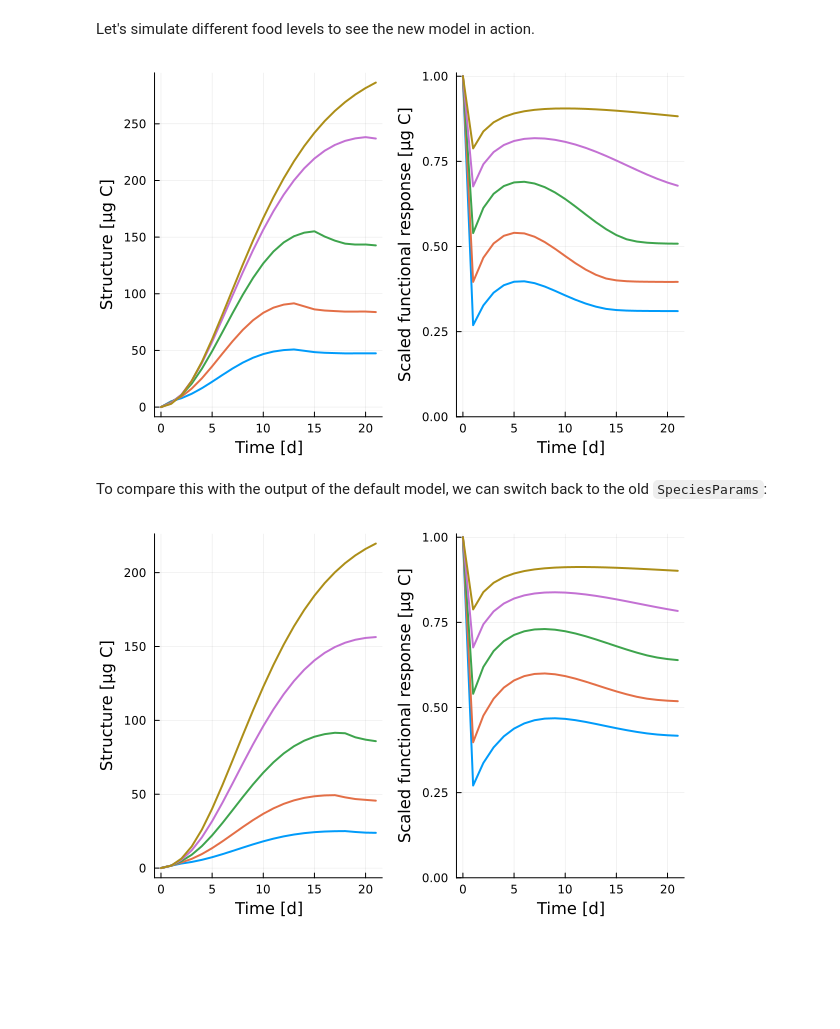
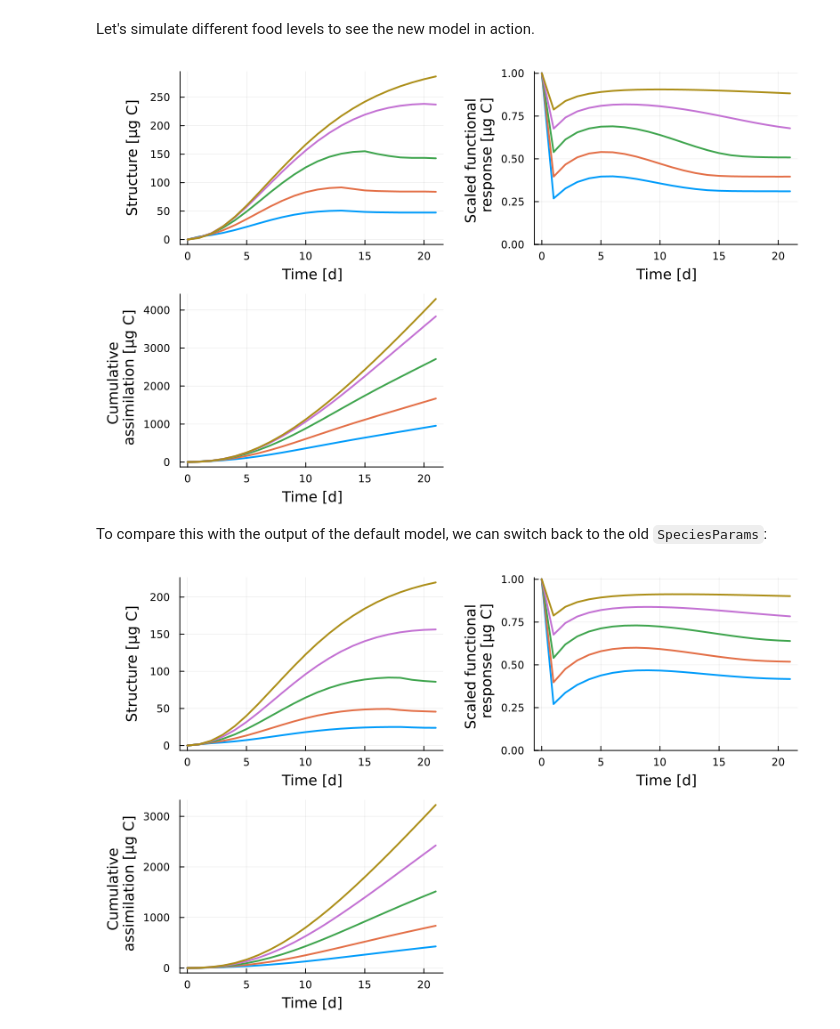
Before and after one commit to SimonHansul/DynamicHydra.jl, a Jupyter notebook: examples/Tutorial.ipynb, the cells around one changed output. Saved outputs shown, nothing was run; the diff lists cells and outputs as text; code cells hidden in the pictures; blank space fills up the shorter version.

```diff
--- a/examples/Tutorial.ipynb
+++ b/examples/Tutorial.ipynb
@@ -349,34 +349,36 @@ DEBParamCollection
 # %% [markdown]
 Let's simulate different food levels to see the new model in action.
 # %%
-using OrdinaryDiffEq
+using OrdinaryDiffEq, Plots.Measures
 
+diffvec(x) = vcat(0, [diff(x)])
 theta = DEBParamCollection(spc = NewParams(eta_IA_min = 0.33, eta_IA_max = 0.66, K_X = 600/0.05)) # use the new parameters incl. calc_eta_IA!()
 
 function sweep_Xdot_in(theta; Xvec = GlobalParams().Xdot_in .* 10 .^ range(log10(0.1), log10(1.), length = 5))
 
     yhat = DataFrame() # simulations with variable eta_IA
 
 
 
     for X in Xvec # for every food input rate
         theta.glb.Xdot_in = X # assign parameter
         yhat_X = simulator(theta; alg = Euler(), dt = 1/24) # run simulation
         yhat_X[!,:Xdot_in] .= X # add a column with the food treatment
         append!(yhat, yhat_X)
     end
     theta.glb.Xdot_in = GlobalParams().Xdot_in # reset to default value
 
     @df yhat plot(
         plot(:t, :S, group = :Xdot_in, ylabel = "Structure [μg C]"),
-        plot(:t, :f_X, group = :Xdot_in, ylabel = "Scaled functional response [μg C]", ylim = (0,1.01)),
-        lw = 2, xlabel = "Time [d]"
+        plot(:t, :f_X, group = :Xdot_in, ylabel = "Scaled functional \n response [μg C]", ylim = (0,1.01)),
+        plot(:t, :A, group = :Xdot_in, ylabel = "Cumulative \n assimilation [μg C]"),
+        lw = 2, xlabel = "Time [d]", size = (800,500), leftmargin = 5mm
     )
 end
 
 sweep_Xdot_in(theta)
 # %% [output]
-[figure, old version]
+[figure, new version]
 # %% [markdown]
 To compare this with the output of the default model, we can switch back to the old `SpeciesParams`:
 # %%
@@ -386,4 +388,4 @@ theta = DEBParamCollection(spc = SpeciesParams(K_X = 600/0.05)) # use the new pa
 yhat_vareta = DataFrame() # simulations with variable eta_IA
 sweep_Xdot_in(theta)
 # %% [output]
-[figure, old version]
+[figure, new version]
```
Also changed, not shown: parts of 6 cells of this notebook, 2 other files.
